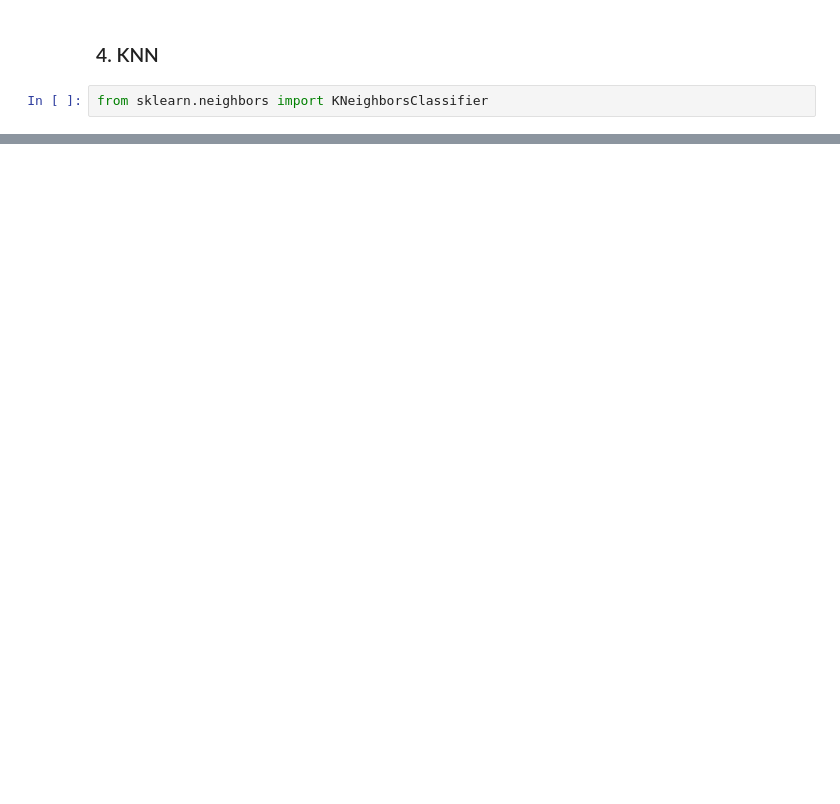
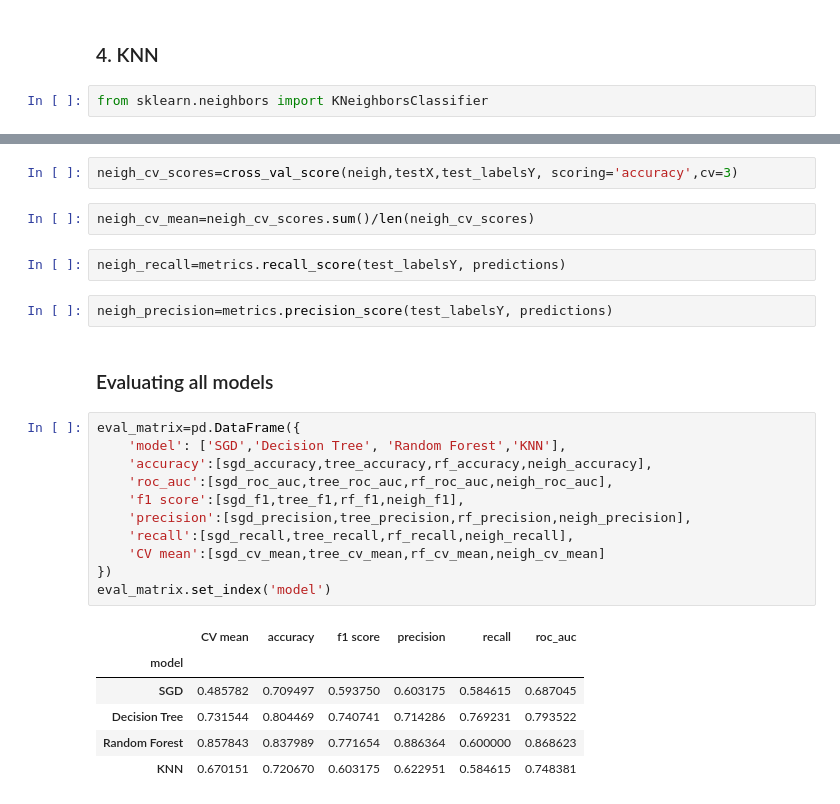
Before and after one commit to AnaRuizS/CSmachineLearning, a Jupyter notebook: Ml_titanic.ipynb, the cells around one changed output, grey strips where cells are left out. Cells and saved outputs as stored; diff of their text form; blank space fills up the shorter version.

```diff
--- a/Ml_titanic.ipynb
+++ b/Ml_titanic.ipynb
@@ -345,0 +481,28 @@ knnf1= metrics.f1_score(test_labelsY, predictions)
+# %%
+neigh_cv_scores=cross_val_score(neigh,testX,test_labelsY, scoring='accuracy',cv=3)
+# %%
+neigh_cv_mean=neigh_cv_scores.sum()/len(neigh_cv_scores)
+# %%
+neigh_recall=metrics.recall_score(test_labelsY, predictions)
+# %%
+neigh_precision=metrics.precision_score(test_labelsY, predictions)
+# %% [markdown]
+### Evaluating all models
+# %%
+eval_matrix=pd.DataFrame({
+    'model': ['SGD','Decision Tree', 'Random Forest','KNN'],
+    'accuracy':[sgd_accuracy,tree_accuracy,rf_accuracy,neigh_accuracy],
+    'roc_auc':[sgd_roc_auc,tree_roc_auc,rf_roc_auc,neigh_roc_auc],
+    'f1 score':[sgd_f1,tree_f1,rf_f1,neigh_f1],
+    'precision':[sgd_precision,tree_precision,rf_precision,neigh_precision],
+    'recall':[sgd_recall,tree_recall,rf_recall,neigh_recall],
+    'CV mean':[sgd_cv_mean,tree_cv_mean,rf_cv_mean,neigh_cv_mean]
+})
+eval_matrix.set_index('model')
+# %% [output]
+|  | CV mean | accuracy | f1 score | precision | recall | roc_auc |
+| model |  |  |  |  |  |  |
+| SGD | 0.485782 | 0.709497 | 0.593750 | 0.603175 | 0.584615 | 0.687045 |
+| Decision Tree | 0.731544 | 0.804469 | 0.740741 | 0.714286 | 0.769231 | 0.793522 |
+| Random Forest | 0.857843 | 0.837989 | 0.771654 | 0.886364 | 0.600000 | 0.868623 |
+| KNN | 0.670151 | 0.720670 | 0.603175 | 0.622951 | 0.584615 | 0.748381 |
```
Also changed, not shown: parts of 58 cells of this notebook.
